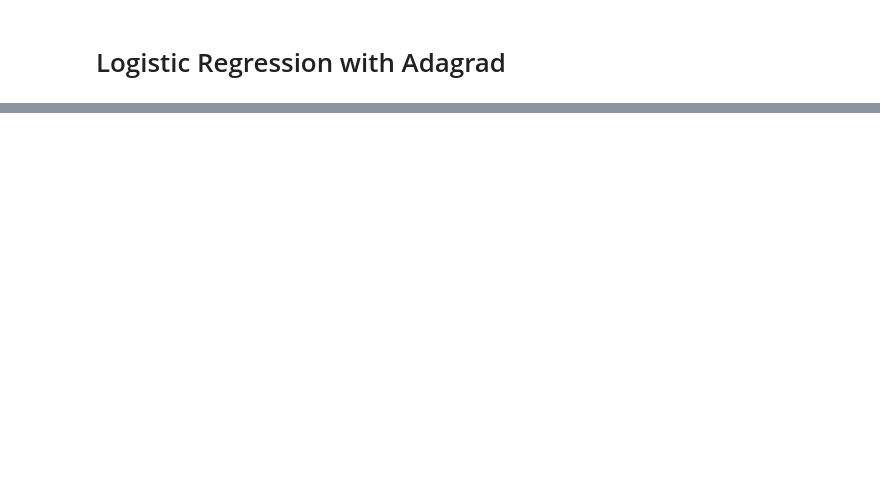
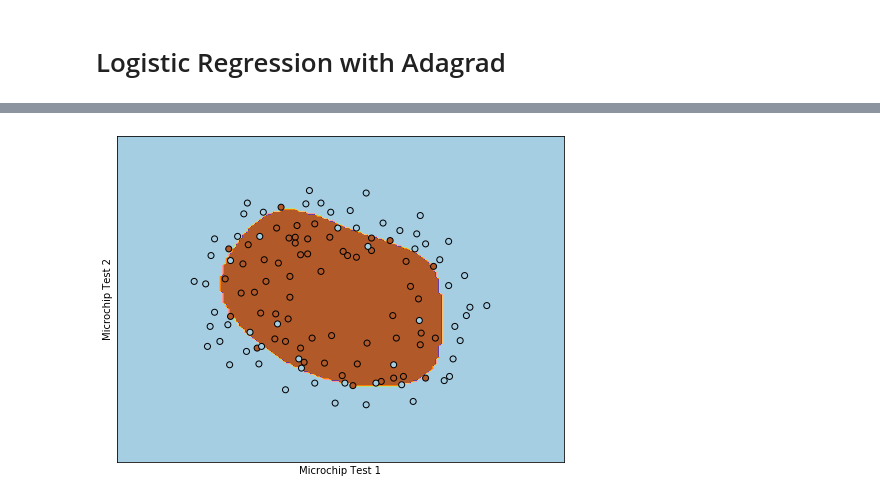
Before and after one commit to JiatongSun/CIS-519-Applied-Machine-Learning, a Jupyter notebook: HW3/HW3_code/cis519_hw3_solution.ipynb, the cells around one changed output, grey strips where cells are left out. Drawn from its saved outputs; the diff is of its cells as text; code cells hidden in the pictures; blank space fills up the shorter version.

```diff
--- a/HW3/HW3_code/cis519_hw3_solution.ipynb
+++ b/HW3/HW3_code/cis519_hw3_solution.ipynb
@@ -171,6 +254,15 @@ def mapFeature(X, column1, column2, maxPower = 6):
     Returns:
         an n-by-d2 Pandas data frame, where each row represents the original features augmented with the new features of the corresponding instance
     '''
+    new_X = X.copy()
+    for power in range(maxPower+1):
+        for i in range(power+1):
+            X1, X2 = X[column1], X[column2]
+            new_col = (X1**(power-i))*(X2**i)
+            new_X = pd.concat([new_X,new_col],axis=1)
+    new_X.columns = np.arange(0,new_X.shape[1])
+    new_X = new_X.drop([0,1],axis=1)
+    return new_X
 # %% [markdown]
 # Test Logistic Regression 2
 # %%
@@ -332,0 +587,71 @@ class LogisticRegressionAdagrad:
+# %%
+from numpy import loadtxt, ones, zeros, where
+import numpy as np
+from pylab import plot,legend,show,where,scatter,xlabel, ylabel,linspace,contour,title
+import matplotlib.pyplot as plt
+from sklearn.preprocessing import StandardScaler
+
+def test_logreg2():
+
+    polyPower = 6
+
+    # load the data
+    filepath = "http://www.seas.upenn.edu/~cis519/spring2020/data/hw3-data2.csv"
+    df = pd.read_csv(filepath, header=None)
+
+    X = df[df.columns[0:2]]
+    y = df[df.columns[2]]
+
+    n,d = X.shape
+
+    # map features into a higher dimensional feature space
+    Xaug = mapFeature(X.copy(), X.columns[0], X.columns[1], polyPower)
+
+    # # Standardize features
+    standardizer = StandardScaler()
+    Xaug = pd.DataFrame(standardizer.fit_transform(Xaug))  # compute mean and stdev on training set for standardization
+
+    # train logistic regression
+    logregModel = LogisticRegressionAdagrad(regLambda = 0.00000001, regNorm=2)
+    logregModel.fit(Xaug,y)
+
+    # Plot the decision boundary
+    h = .02  # step size in the mesh
+    x_min = X[X.columns[0]].min() - .5
+    x_max = X[X.columns[0]].max() + .5
+    y_min = X[X.columns[1]].min() - .5
+    y_max = X[X.columns[1]].max() + .5
+    xx, yy = np.meshgrid(np.arange(x_min, x_max, h), np.arange(y_min, y_max, h))
+
+    allPoints = pd.DataFrame(np.c_[xx.ravel(), yy.ravel()])
+    allPoints = mapFeature(allPoints, allPoints.columns[0], allPoints.columns[1], polyPower)
+    allPoints = pd.DataFrame(standardizer.transform(allPoints))
+    Xaug = pd.DataFrame(standardizer.fit_transform(Xaug))  # standardize data
+
+    Z = logregModel.predict(allPoints)
+    Z = np.asmatrix(Z.to_numpy())
+
+    # Put the result into a color plot
+    Z = Z.reshape(xx.shape)
+    plt.figure(1, figsize=(8, 6))
+    plt.contourf(xx, yy, Z, cmap=plt.cm.Paired)
+
+    # Plot the training points
+    plt.scatter(X[X.columns[0]], X[X.columns[1]], c=y.ravel(), edgecolors='k', cmap=plt.cm.Paired)
+
+    # Configure the plot display
+    plt.xlabel('Microchip Test 1')
+    plt.ylabel('Microchip Test 2')
+
+    plt.xlim(xx.min(), xx.max())
+    plt.ylim(yy.min(), yy.max())
+    plt.xticks(())
+    plt.yticks(())
+
+    plt.show()
+
+
+    print(str(Z.min()) + " " + str(Z.max()))
+
+test_logreg2()
+# %% [output]
@@ -332,0 +660 @@ class LogisticRegressionAdagrad:
+[figure, added]
```
Also changed, not shown: parts of 17 cells of this notebook, 19 other files.
